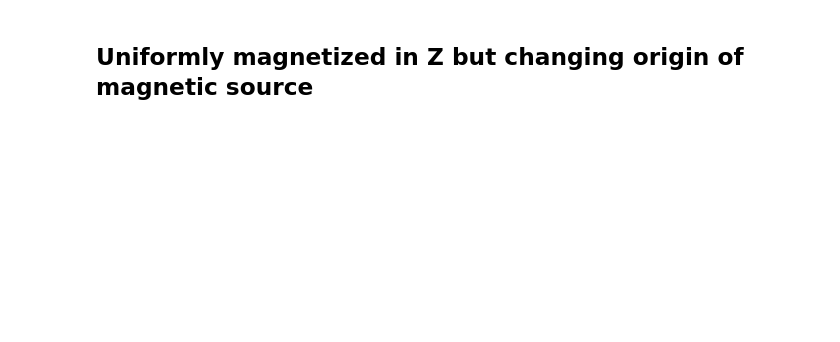
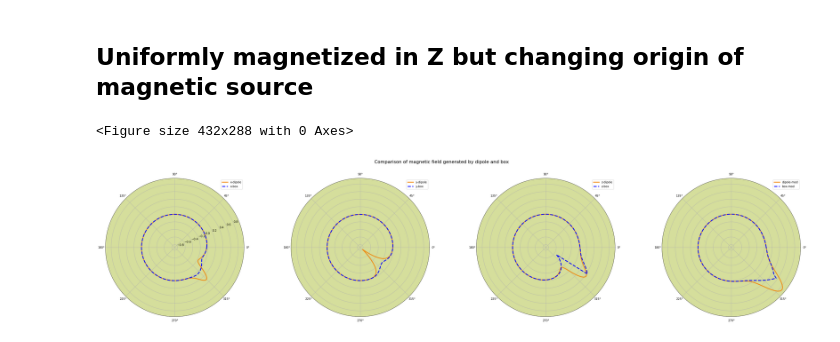
Before and after one commit to SebastiaAgramunt/Micromagnetics, a Jupyter notebook: notebooks/magnetic_field.ipynb, the cells around one changed output. Cells and saved outputs as stored; diff of their text form; code cells hidden in the pictures; blank space fills up the shorter version.

```diff
--- a/notebooks/magnetic_field.ipynb
+++ b/notebooks/magnetic_field.ipynb
@@ -264,7 +264,7 @@ plt.show()
 p = np.array([1.0, -1.0, 2.0], dtype=np.float64)
 
 # starting observation point of the field
-ro = np.array([1.7, -0.6, 0.83], dtype=np.float64)
+ro = np.array([1.7, -0.6, 0.80], dtype=np.float64)
 
 # direction of the dipole
 m = np.array([0.0, 0.0, 1.0], dtype=np.float64)
@@ -287,3 +287,37 @@ d_field_modulus = [np.sqrt(f.dot(f)) for f in d_field ]
 d = np.array([1.0, 1.0, 1.0], dtype=np.float64)
 b_field = [field_rectangular_box(p, d,  m, robs) for robs in r]
 b_field_modulus = [np.sqrt(f.dot(f)) for f in b_field ]
+# %%
+plt.clf()
+
+fig, (ax1, ax2, ax3, ax4) = plt.subplots(1, 4, sharey=True, figsize=(45,9), subplot_kw=dict(projection='polar', facecolor='#d5de9c'))
+
+plt.suptitle("Comparison of magnetic field generated by dipole and box", size=16)
+
+#plt.ylim(-0.15,0.15)
+
+#ax1.set_ylim(-0.75, 0.75)
+ax1.set_yticks(np.arange(-1.0,1.0,0.2))
+ax1.plot(angles, [f[0] for f in d_field], color='#ee8d18', lw=3, label='x-dipole')
+ax1.plot(angles, [f[0] for f in b_field], color='blue', ls='--', lw=3, label='x-box')
+ax1.legend()
+
+ax2.set_yticks(np.arange(-1.0,1.0,0.2))
+ax2.plot(angles, [f[1] for f in d_field], color='#ee8d18', lw=3, label='y-dipole')
+ax2.plot(angles, [f[1] for f in b_field], color='blue', ls='--', lw=3, label='y-box')
+ax2.legend()
+
+ax3.set_yticks(np.arange(-1.0,1.0,0.2))
+ax3.plot(angles, [f[2] for f in d_field], color='#ee8d18', lw=3, label='z-dipole')
+ax3.plot(angles, [f[2] for f in b_field], color='blue', ls='--', lw=3, label='z-box')
+ax3.legend()
+
+ax4.set_yticks(np.arange(-1.0,1.0,0.2))
+ax4.plot(angles, d_field_modulus, color='#ee8d18', lw=3, label='dipole-mod')
+ax4.plot(angles, b_field_modulus, color='blue', ls='--', lw=3, label='box-mod')
+ax4.legend()
+
+plt.show()
+# %% [output]
+<Figure size 432x288 with 0 Axes>
+[figure, added]
```
Also changed, not shown: parts of 16 cells of this notebook.
